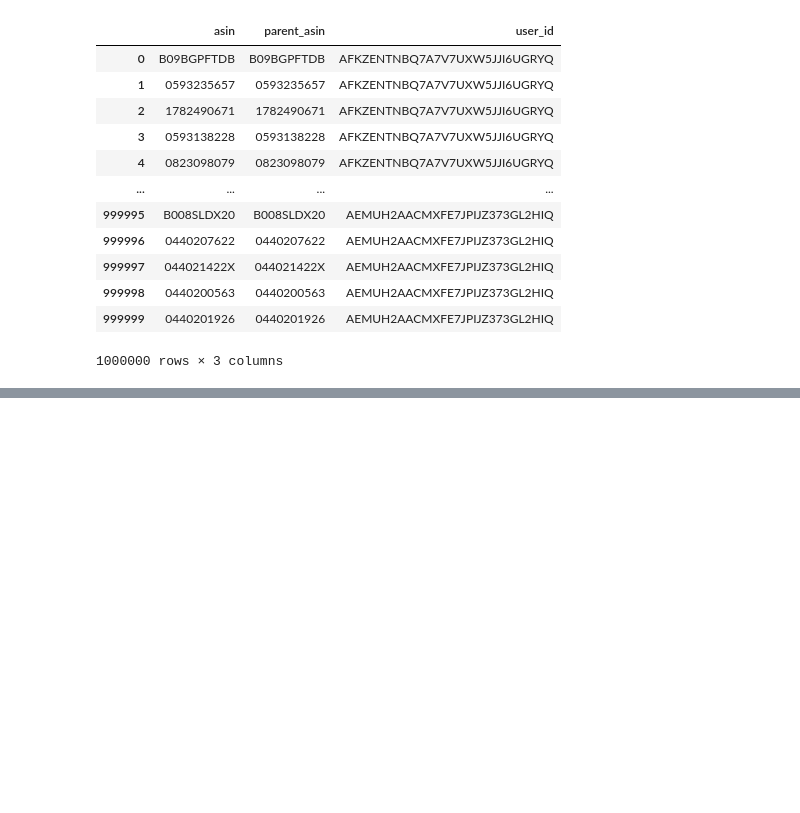
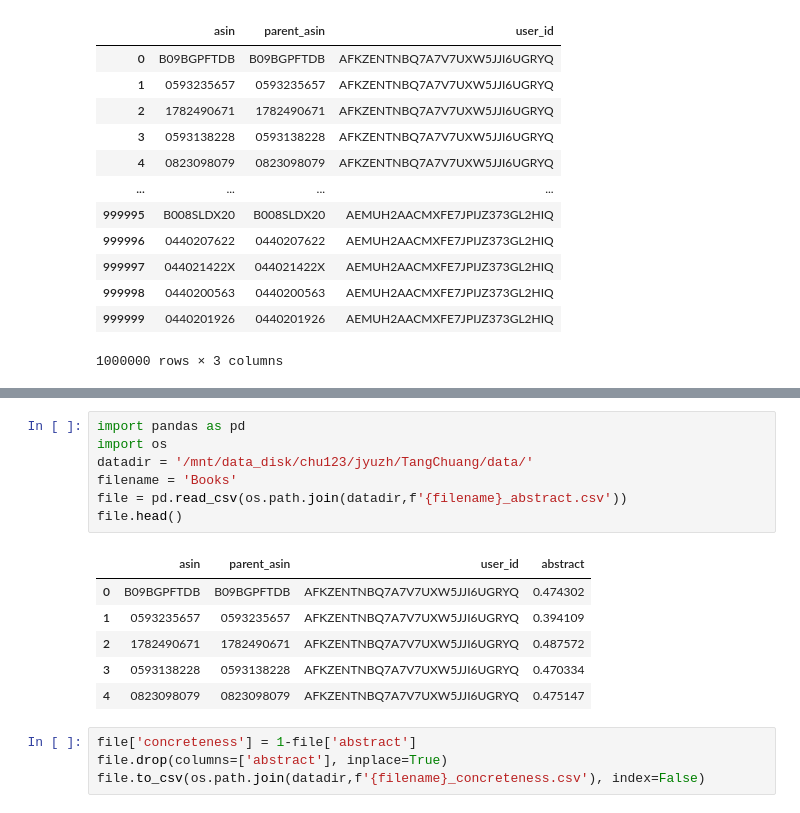
Before and after one commit to zjy-levi/RAatPKU, a Jupyter notebook: test.ipynb, the cells around one changed output, grey strips where cells are left out. Saved outputs shown, nothing was run; the diff lists cells and outputs as text; blank space fills up the shorter version.

```diff
--- a/test.ipynb
+++ b/test.ipynb
@@ -330,0 +319,18 @@ df1
+# %%
+import pandas as pd
+import os
+datadir = '/mnt/data_disk/chu123/jyuzh/TangChuang/data/'
+filename = 'Books'
+file = pd.read_csv(os.path.join(datadir,f'{filename}_abstract.csv'))
+file.head()
+# %% [output]
+|  | asin | parent_asin | user_id | abstract |
+| 0 | B09BGPFTDB | B09BGPFTDB | AFKZENTNBQ7A7V7UXW5JJI6UGRYQ | 0.474302 |
+| 1 | 0593235657 | 0593235657 | AFKZENTNBQ7A7V7UXW5JJI6UGRYQ | 0.394109 |
+| 2 | 1782490671 | 1782490671 | AFKZENTNBQ7A7V7UXW5JJI6UGRYQ | 0.487572 |
+| 3 | 0593138228 | 0593138228 | AFKZENTNBQ7A7V7UXW5JJI6UGRYQ | 0.470334 |
+| 4 | 0823098079 | 0823098079 | AFKZENTNBQ7A7V7UXW5JJI6UGRYQ | 0.475147 |
+# %%
+file['concreteness'] = 1-file['abstract']
+file.drop(columns=['abstract'], inplace=True)
+file.to_csv(os.path.join(datadir,f'{filename}_concreteness.csv'), index=False)
```
Also changed, not shown: parts of 3 cells of this notebook, 8 other files.
